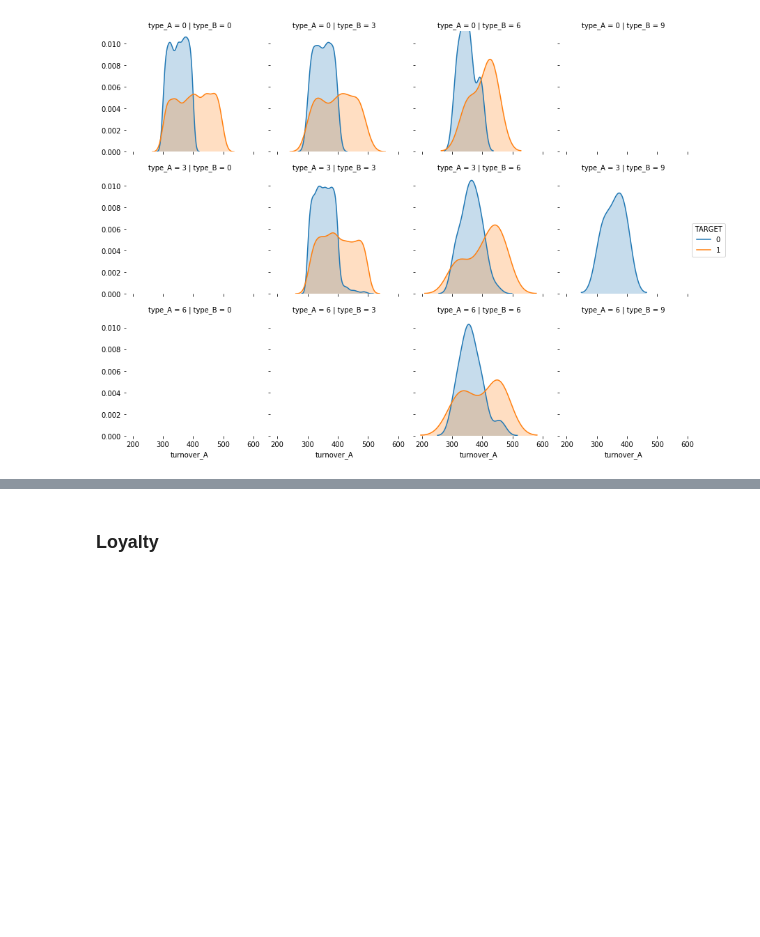
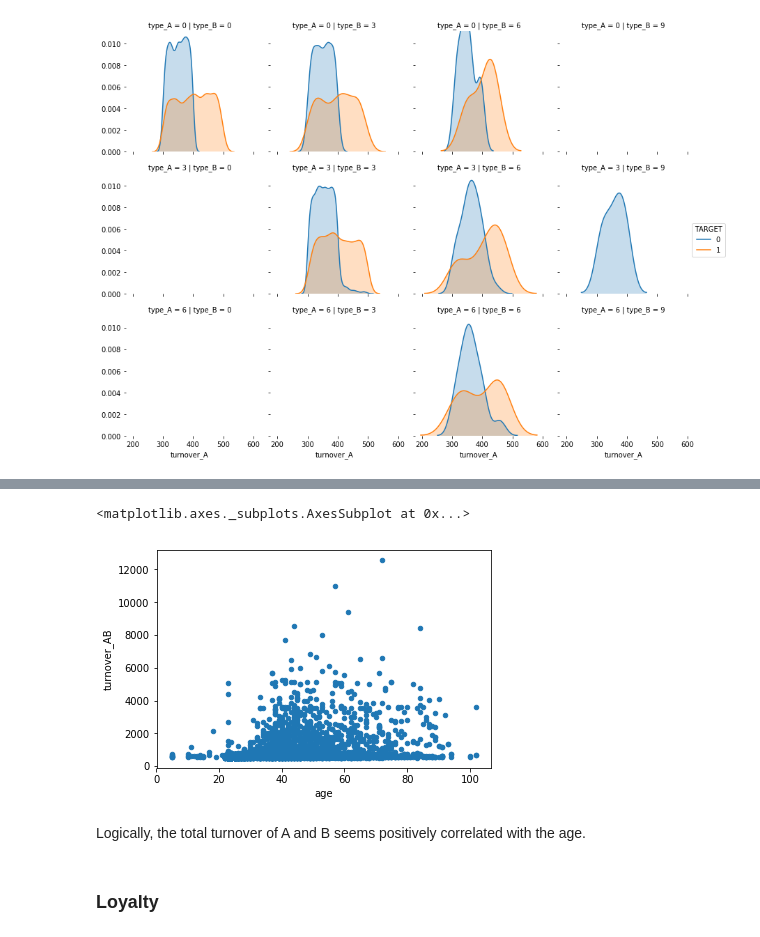
Before and after one commit to cnoza/DataAnalysis, a Jupyter notebook: _Projects/Insurance/Insurance.ipynb, the cells around one changed output, grey strips where cells are left out. Cells and saved outputs as stored; diff of their text form; code cells hidden in the pictures; blank space fills up the shorter version.

```diff
--- a/_Projects/Insurance/Insurance.ipynb
+++ b/_Projects/Insurance/Insurance.ipynb
@@ -487,3 +494,10 @@ sns.despine(left=True, bottom=True)
+# %%
+data.plot.scatter('age','turnover_AB')
+# %% [output]
+<matplotlib.axes._subplots.AxesSubplot at 0x...>
+[figure, added]
+# %% [markdown]
+Logically, the total turnover of A and B seems positively correlated with the age.
 # %% [markdown]
 ### Loyalty
 # %%
```
Also changed, not shown: parts of 31 cells of this notebook, 1 other file.
